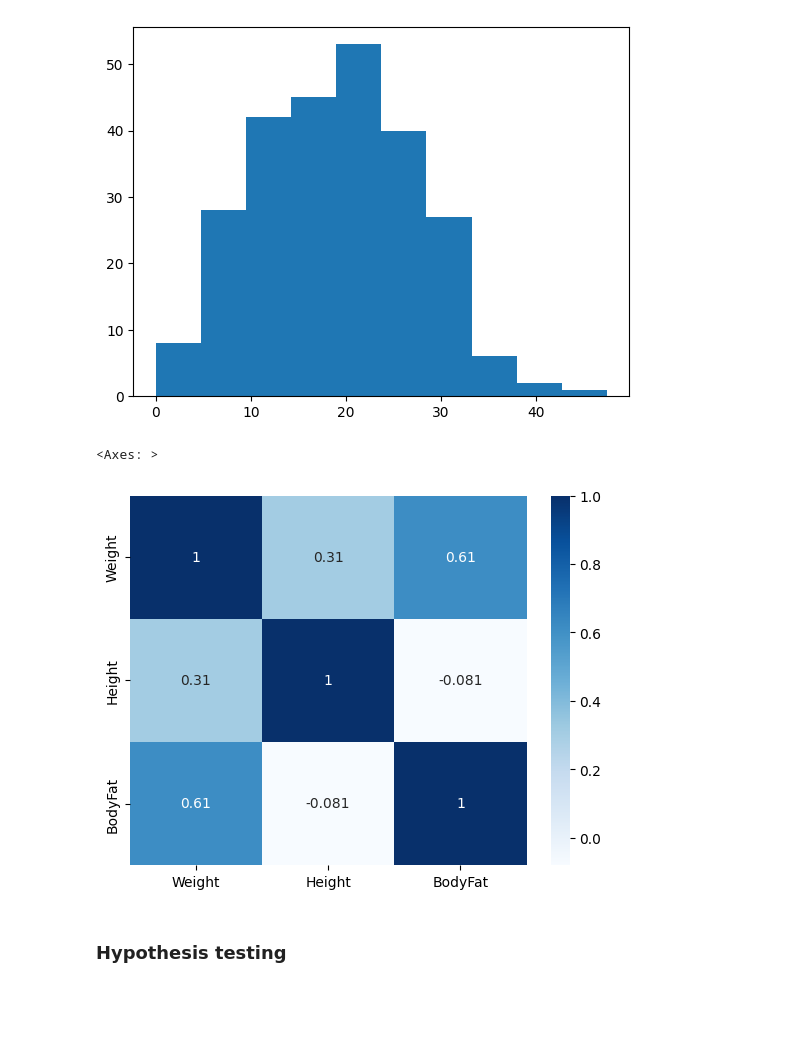
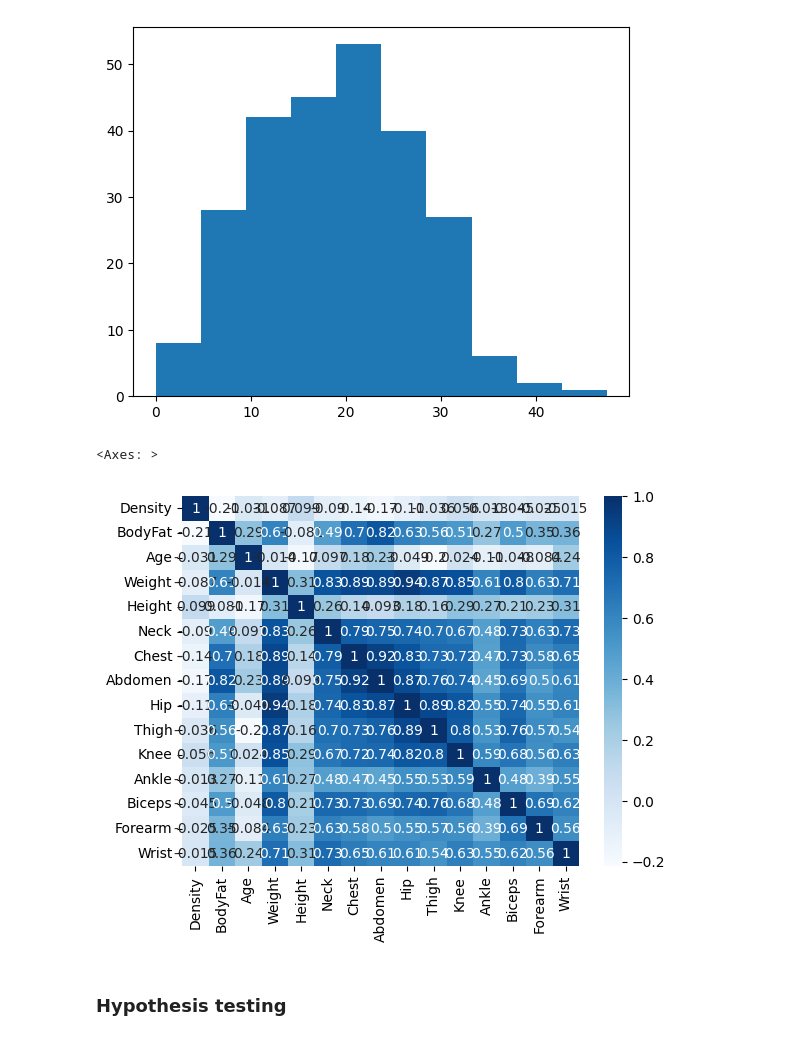
Before and after one commit to asmaalkurbi/bodyfat, a Jupyter notebook: bodyfatdata.ipynb, the cells around one changed output. Drawn from its saved outputs; the diff is of its cells as text; code cells hidden in the pictures; blank space fills up the shorter version.

```diff
--- a/bodyfatdata.ipynb
+++ b/bodyfatdata.ipynb
@@ -247,11 +247,11 @@ plt.show()
 # %% [output]
 [figure]
 # %%
-# create a heatmap using seaborn , cmap='PuRd', find correlation between height and weight
-sns.heatmap(body.iloc[:, [3, 4, 1]].corr(), cmap='Blues', annot=True)
+# create a heatmap using seaborn , cmap='PuRd', find correlation between bodyfat and other variables
+sns.heatmap(body.iloc[:, :-1].corr(), cmap='Blues', annot=True)
 # %% [output]
 <Axes: >
-[figure, old version]
+[figure, new version]
 # %% [markdown]
 ### Hypothesis testing
 # %%
```
